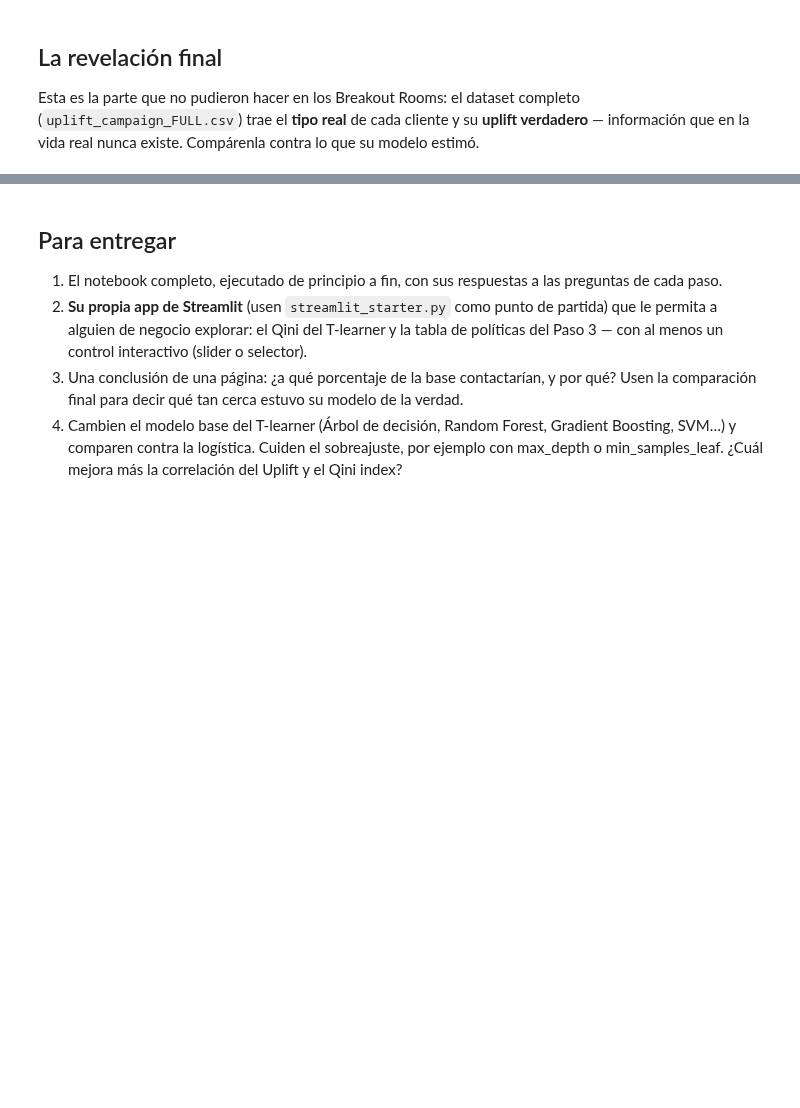
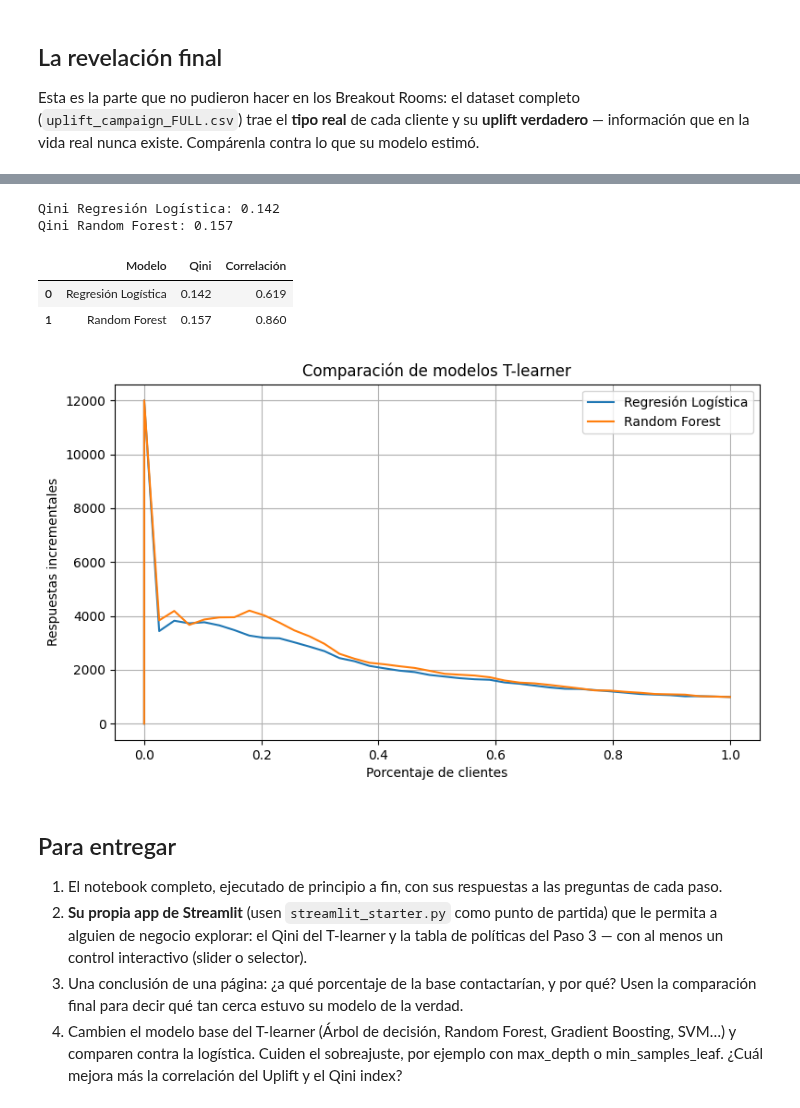
Before and after one commit to Chatocl/marketing-analytics-Carlos-Coronado, a Jupyter notebook: Semana_3/Tarea/laboratorio_final.ipynb, the cells around one changed output, grey strips where cells are left out. Cells and saved outputs as stored; diff of their text form; code cells hidden in the pictures; blank space fills up the shorter version.

```diff
--- a/Semana_3/Tarea/laboratorio_final.ipynb
+++ b/Semana_3/Tarea/laboratorio_final.ipynb
@@ -83,13 +98,20 @@ train_t = train[train["treatment_group"] == "treatment"]
 train_c = train[train["treatment_group"] == "control"]
 
 # TODO: entrenen los dos modelos del T-learner
-modelo_tratado = ...   # <-- reemplacen esto
-modelo_control = ...   # <-- reemplacen esto
+modelo_tratado = LogisticRegression(max_iter=1000).fit(
+    train_t[FEATURES],
+    train_t["responded_60d"]
+)
+
+modelo_control = LogisticRegression(max_iter=1000).fit(
+    train_c[FEATURES],
+    train_c["responded_60d"]
+)
 
 X_test = test[FEATURES]
 # TODO: puntúen el conjunto de prueba con los dos modelos y calculen el uplift estimado
-test["p_tratado"] = ...        # <-- reemplacen esto
-test["p_control"] = ...        # <-- reemplacen esto
+test["p_tratado"] = modelo_tratado.predict_proba(X_test)[:, 1]
+test["p_control"] = modelo_control.predict_proba(X_test)[:, 1]
 test["uplift_estimado"] = test["p_tratado"] - test["p_control"]
 
 print("T-learner entrenado y conjunto de prueba puntuado")
@@ -179,0 +261,7 @@ print("Correlación entre uplift ESTIMADO y uplift VERDADERO:", round(full_test[
+# %%
+test["uplift_rf"] = (
+    rf_tratado.predict_proba(X_test)[:, 1]
+    - rf_control.predict_proba(X_test)[:, 1]
+)
+
+test[["uplift_estimado", "uplift_rf"]].head()
@@ -180,3 +275,54 @@ print("Correlación entre uplift ESTIMADO y uplift VERDADERO:", round(full_test[
+# %%
+xs_rf, ys_rf = curva_qini(test, "uplift_rf")
+
+qini_rf = coeficiente_qini(xs_rf, ys_rf, len(test))
+
+print("Qini Regresión Logística:", round(qini_uplift, 3))
+print("Qini Random Forest:", round(qini_rf, 3))
+# %% [output]
+Qini Regresión Logística: 0.142
+Qini Random Forest: 0.157
+# %%
+comparacion = full_test.merge(
+    test[["customer_id", "uplift_rf"]],
+    on="customer_id"
+)
+
+corr_logistica = comparacion["uplift_estimado"].corr(
+    comparacion["true_uplift_prob"]
+)
+
+corr_rf = comparacion["uplift_rf"].corr(
+    comparacion["true_uplift_prob"]
+)
+
+resultados_modelos = pd.DataFrame({
+    "Modelo": ["Regresión Logística", "Random Forest"],
+    "Qini": [qini_uplift, qini_rf],
+    "Correlación": [corr_logistica, corr_rf]
+})
+
+resultados_modelos.round(3)
+# %% [output]
+|  | Modelo | Qini | Correlación |
+| 0 | Regresión Logística | 0.142 | 0.619 |
+| 1 | Random Forest | 0.157 | 0.860 |
+# %%
+import matplotlib.pyplot as plt
+
+plt.figure(figsize=(9, 5))
+
+plt.plot(xs_uplift, ys_uplift, label="Regresión Logística")
+plt.plot(xs_rf, ys_rf, label="Random Forest")
+
+plt.xlabel("Porcentaje de clientes")
+plt.ylabel("Respuestas incrementales")
+plt.title("Comparación de modelos T-learner")
+plt.legend()
+plt.grid(True)
+plt.show()
+# %% [output]
+[figure, added]
 # %% [markdown]
 ## Para entregar
 
```
Also changed, not shown: parts of 12 cells of this notebook.
